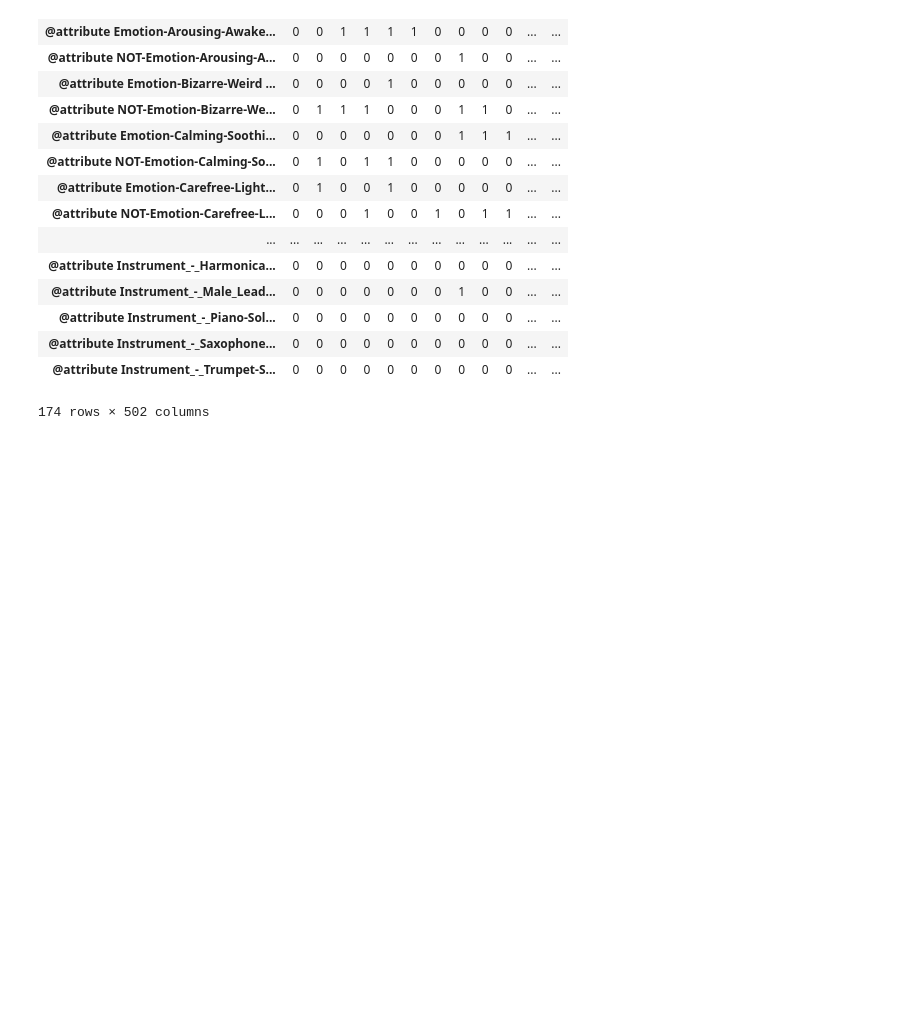
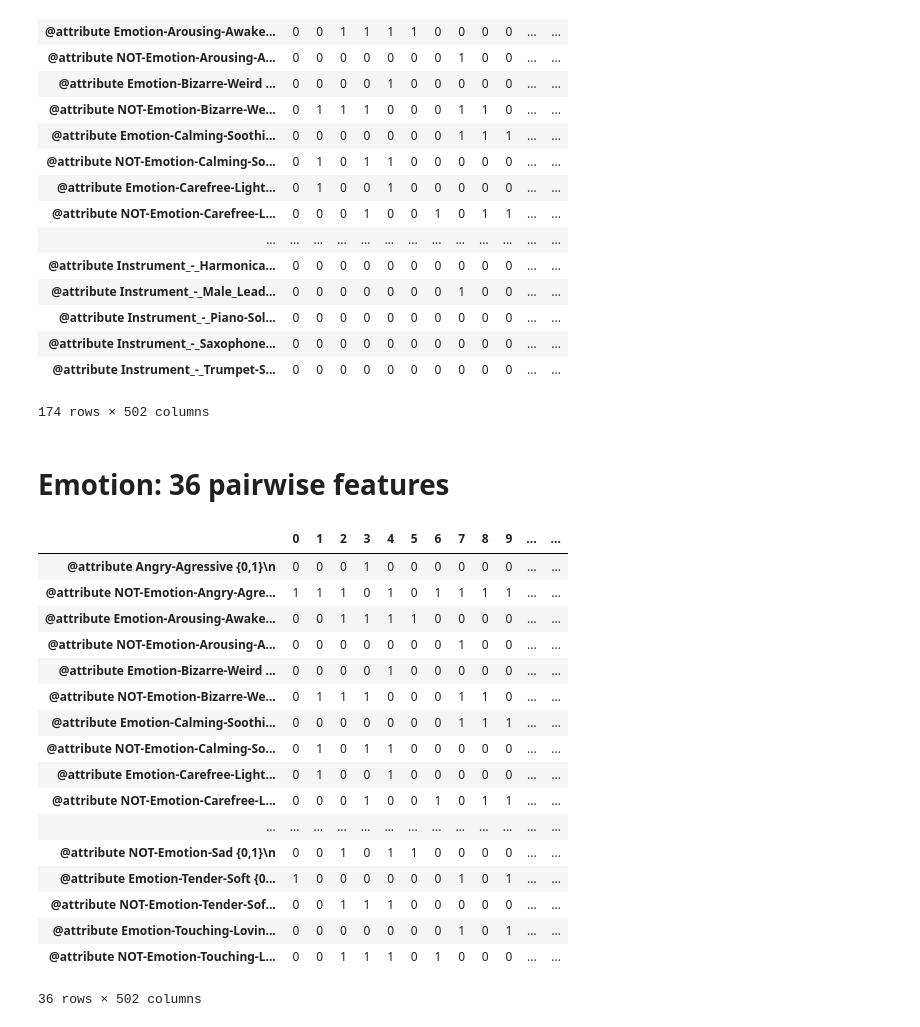
Before and after one commit to yzhaobk/CAL500, a Jupyter notebook: data_show.ipynb, the cells around one changed output. Cells and saved outputs as stored; diff of their text form; code cells hidden in the pictures; blank space fills up the shorter version.

```diff
--- a/data_show.ipynb
+++ b/data_show.ipynb
@@ -75,3 +77,26 @@ df_binary.astype(int)
 | @attribute Instrument_-_Saxophone... | 0 | 0 | 0 | 0 | 0 | 0 | 0 | 0 | 0 | 0 | ... | ... |
 | @attribute Instrument_-_Trumpet-S... | 0 | 0 | 0 | 0 | 0 | 0 | 0 | 0 | 0 | 0 | ... | ... |
 174 rows × 502 columns
+# %% [markdown]
+# Emotion: 36 pairwise features
+# %%
+df_binary[0:36].astype(int)
+# %% [output]
+|  | 0 | 1 | 2 | 3 | 4 | 5 | 6 | 7 | 8 | 9 | ... | ... |
+| @attribute Angry-Agressive {0,1}\n | 0 | 0 | 0 | 1 | 0 | 0 | 0 | 0 | 0 | 0 | ... | ... |
+| @attribute NOT-Emotion-Angry-Agre... | 1 | 1 | 1 | 0 | 1 | 0 | 1 | 1 | 1 | 1 | ... | ... |
+| @attribute Emotion-Arousing-Awake... | 0 | 0 | 1 | 1 | 1 | 1 | 0 | 0 | 0 | 0 | ... | ... |
+| @attribute NOT-Emotion-Arousing-A... | 0 | 0 | 0 | 0 | 0 | 0 | 0 | 1 | 0 | 0 | ... | ... |
+| @attribute Emotion-Bizarre-Weird ... | 0 | 0 | 0 | 0 | 1 | 0 | 0 | 0 | 0 | 0 | ... | ... |
+| @attribute NOT-Emotion-Bizarre-We... | 0 | 1 | 1 | 1 | 0 | 0 | 0 | 1 | 1 | 0 | ... | ... |
+| @attribute Emotion-Calming-Soothi... | 0 | 0 | 0 | 0 | 0 | 0 | 0 | 1 | 1 | 1 | ... | ... |
+| @attribute NOT-Emotion-Calming-So... | 0 | 1 | 0 | 1 | 1 | 0 | 0 | 0 | 0 | 0 | ... | ... |
+| @attribute Emotion-Carefree-Light... | 0 | 1 | 0 | 0 | 1 | 0 | 0 | 0 | 0 | 0 | ... | ... |
+| @attribute NOT-Emotion-Carefree-L... | 0 | 0 | 0 | 1 | 0 | 0 | 1 | 0 | 1 | 1 | ... | ... |
+| ... | ... | ... | ... | ... | ... | ... | ... | ... | ... | ... | ... | ... |
+| @attribute NOT-Emotion-Sad {0,1}\n | 0 | 0 | 1 | 0 | 1 | 1 | 0 | 0 | 0 | 0 | ... | ... |
+| @attribute Emotion-Tender-Soft {0... | 1 | 0 | 0 | 0 | 0 | 0 | 0 | 1 | 0 | 1 | ... | ... |
+| @attribute NOT-Emotion-Tender-Sof... | 0 | 0 | 1 | 1 | 1 | 0 | 0 | 0 | 0 | 0 | ... | ... |
+| @attribute Emotion-Touching-Lovin... | 0 | 0 | 0 | 0 | 0 | 0 | 0 | 1 | 0 | 1 | ... | ... |
+| @attribute NOT-Emotion-Touching-L... | 0 | 0 | 1 | 1 | 1 | 0 | 1 | 0 | 0 | 0 | ... | ... |
+36 rows × 502 columns
```
Also changed, not shown: parts of 17 cells of this notebook, 6 other files.
